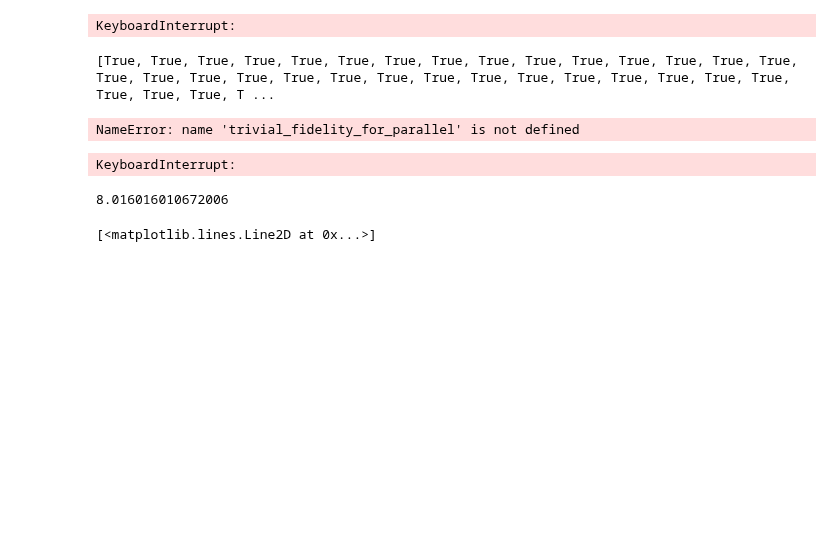
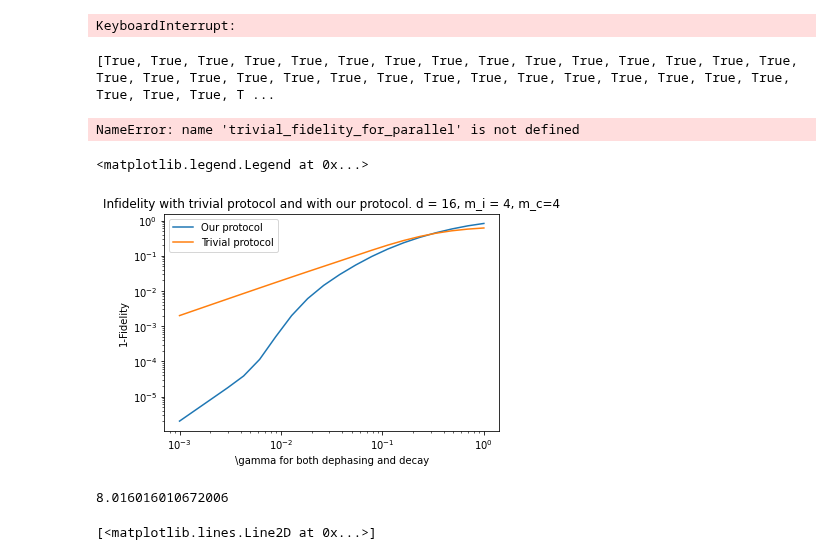
Before and after one commit to RosenblumLab/BosonicEntanglementDistillation, a Jupyter notebook: entanglement_distillation_playground_1.ipynb, the cells around one changed output. Saved outputs shown, nothing was run; the diff lists cells and outputs as text; code cells hidden in the pictures; blank space fills up the shorter version.

```diff
--- a/entanglement_distillation_playground_1.ipynb
+++ b/entanglement_distillation_playground_1.ipynb
@@ -395,9 +395,15 @@ NameError: name 'trivial_fidelity_for_parallel' is not defined
 # %%
 
 plt.loglog(gamma_list,1-np.array(fid_list))
 plt.loglog(gamma_list,1-np.array(fid_triv_list))
+
+plt.title("Infidelity with trivial protocol and with our protocol. d = 16, m_i = 4, m_c=4")
+plt.xlabel("\gamma for both dephasing and decay")
+plt.ylabel("1-Fidelity")
+plt.legend(["Our protocol","Trivial protocol"])
 # %% [output]
-KeyboardInterrupt:
+<matplotlib.legend.Legend at 0x...>
+[figure, added]
 # %%
 2*sum([qudit4.p(gamma_loss_A=gamma_list[0], gamma_dephasing_A=gamma_list[0],
               s_A=s_A, s_B=s_B, l_A=l_A, l_B=l_B)
```
